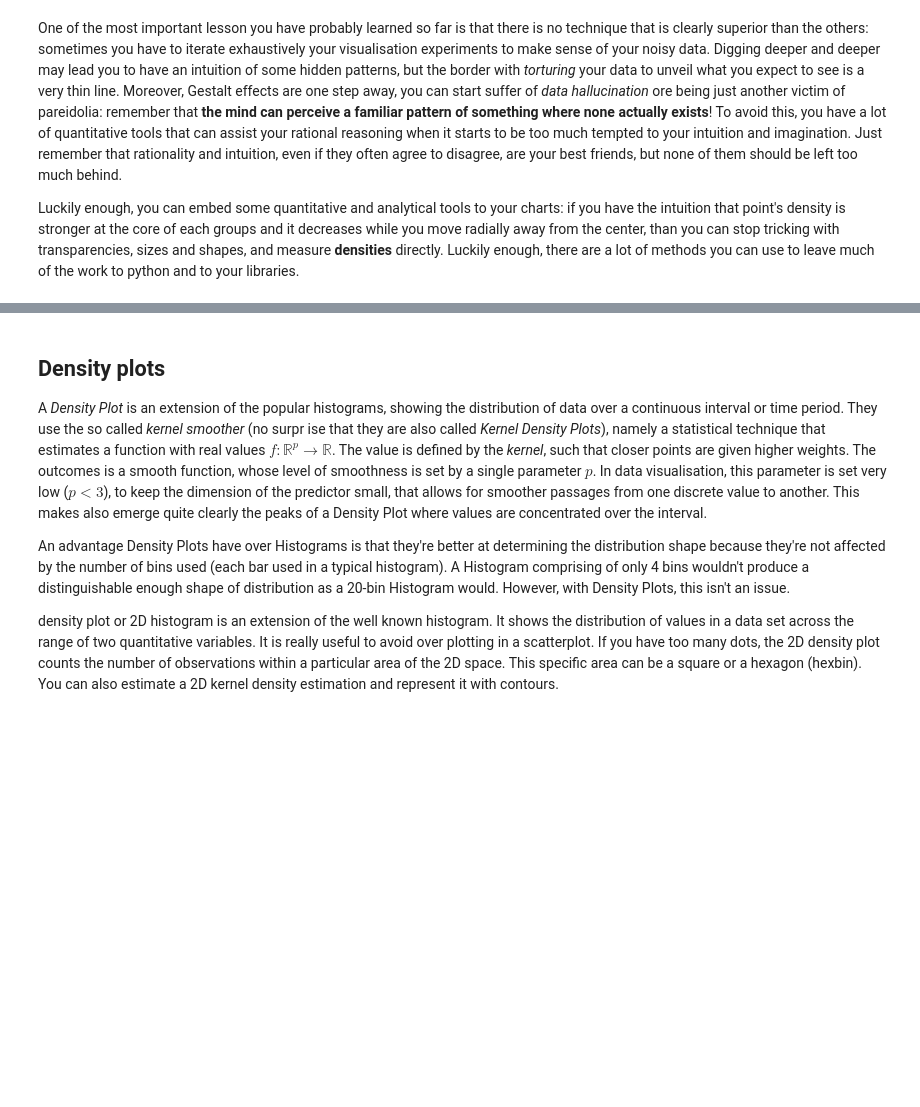
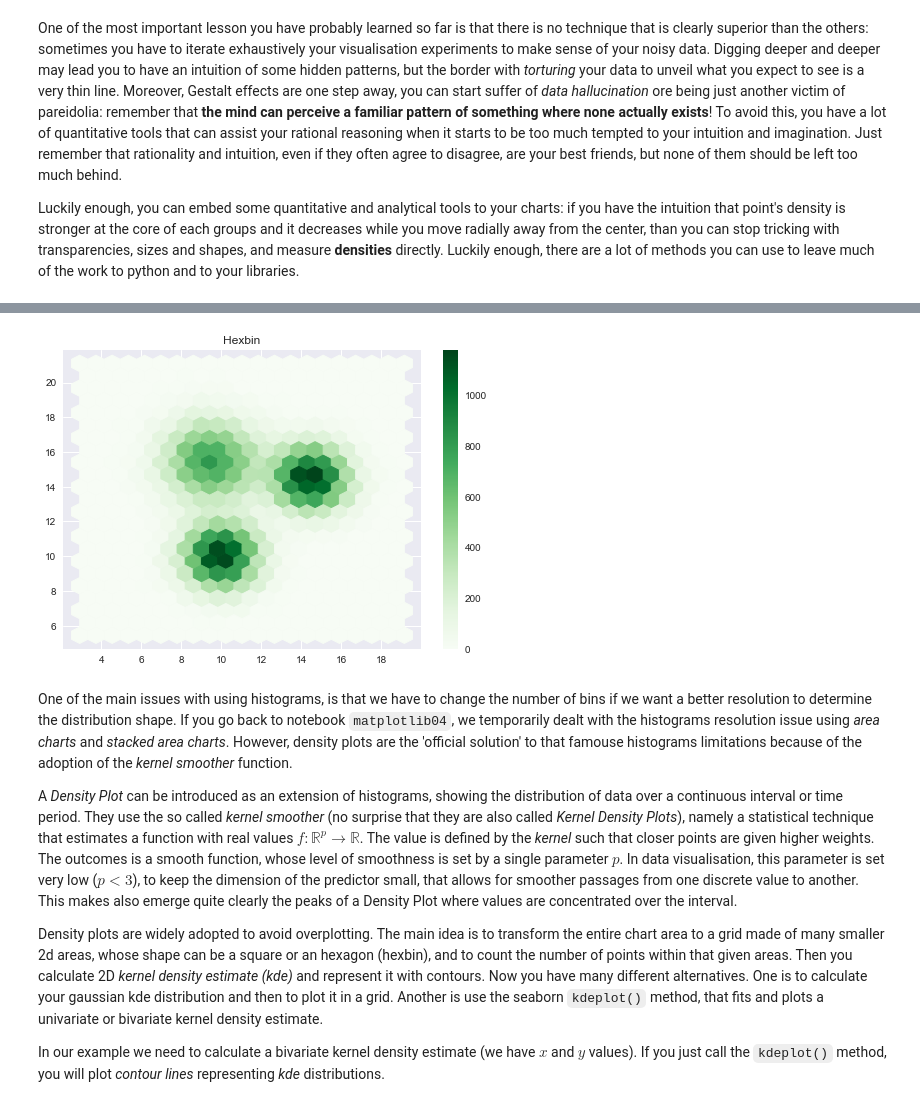
Before and after one commit to giaruffo/dataviz, a Jupyter notebook: notebooks/matplotlib05.ipynb, the cells around one changed output, grey strips where cells are left out. Drawn from its saved outputs; the diff is of its cells as text; code cells hidden in the pictures; blank space fills up the shorter version.

Commit message:
upload notebook on overplotting

```diff
--- a/notebooks/matplotlib05.ipynb
+++ b/notebooks/matplotlib05.ipynb
@@ -88,11 +107,15 @@ Luckily enough, you can embed some quantitative and analytical tools to your cha
+# %%
+plt.title('Hexbin')
+plt.hexbin(df.x, df.y, gridsize=nbins, cmap="Greens")
+plt.colorbar()
+plt.show()
+# %% [output]
+[figure, added]
 # %% [markdown]
-## Density plots
+One of the main issues with using histograms, is that we have to change the number of bins if we want a better resolution to determine the distribution shape. If you go back to notebook `matplotlib04`, we temporarily dealt with the histograms resolution issue using *area charts* and *stacked area charts*. However, density plots are the 'official solution' to that famouse histograms limitations because of the adoption of the *kernel smoother* function.
 
+A *Density Plot* can be introduced as an extension of histograms, showing the distribution of data over a continuous interval or time period. They use the so called *kernel smoother* (no surprise that they are also called *Kernel Density Plots*), namely a statistical technique that estimates a function with real values $f: \mathbb{R}^p \to \mathbb{R}$. The value is defined by the *kernel* such that closer points are given higher weights. The outcomes is a smooth function, whose level of smoothness is set by a single parameter $p$. In data visualisation, this parameter is set very low ($p < 3$), to keep the dimension of the predictor small, that allows for smoother passages from one discrete value to another. This makes also emerge quite clearly the peaks of a Density Plot where values are concentrated over the interval.
 
-A *Density Plot* is an extension of the popular histograms, showing the distribution of data over a continuous interval or time period. They use the so called *kernel smoother* (no surpr ise that they are also called *Kernel Density Plots*), namely a statistical technique that estimates a function with real values $f: \mathbb{R}^p \to \mathbb{R}$. The value is defined by the *kernel*, such that closer points are given higher weights. The outcomes is a smooth function, whose level of smoothness is set by a single parameter $p$. In data visualisation, this parameter is set very low ($p < 3$), to keep the dimension of the predictor small, that allows for smoother passages from one discrete value to another. This makes also emerge quite clearly the peaks of a Density Plot where values are concentrated over the interval.
+Density plots are widely adopted to avoid overplotting. The main idea is to transform the entire chart area to a grid made of many smaller 2d areas, whose shape can be a square or an hexagon (hexbin), and to count the number of points within that given areas. Then you calculate 2D *kernel density estimate (kde)* and represent it with contours. Now you have many different alternatives. One is to calculate your gaussian kde distribution and then to plot it in a grid. Another is use the seaborn `kdeplot()` method, that fits and plots a univariate or bivariate kernel density estimate.
 
-An advantage Density Plots have over Histograms is that they're better at determining the distribution shape because they're not affected by the number of bins used (each bar used in a typical histogram). A Histogram comprising of only 4 bins wouldn't produce a distinguishable enough shape of distribution as a 20-bin Histogram would. However, with Density Plots, this isn't an issue.
-
-density plot or  2D histogram is an extension of the well known histogram. It shows the distribution of values in a data set across the range of two quantitative variables. It is really
-useful to avoid over plotting in a scatterplot. If you have too many dots, the 2D density plot counts the number of observations within a particular area of the 2D space. This specific area can be
-a square or a hexagon (hexbin). You can also estimate a 2D kernel density estimation and represent it with contours.
+In our example we need to calculate a bivariate kernel density estimate (we have $x$ and $y$ values). If you just call the `kdeplot()` method, you will plot *contour lines* representing *kde* distributions.
```
Also changed, not shown: parts of 26 cells of this notebook.
